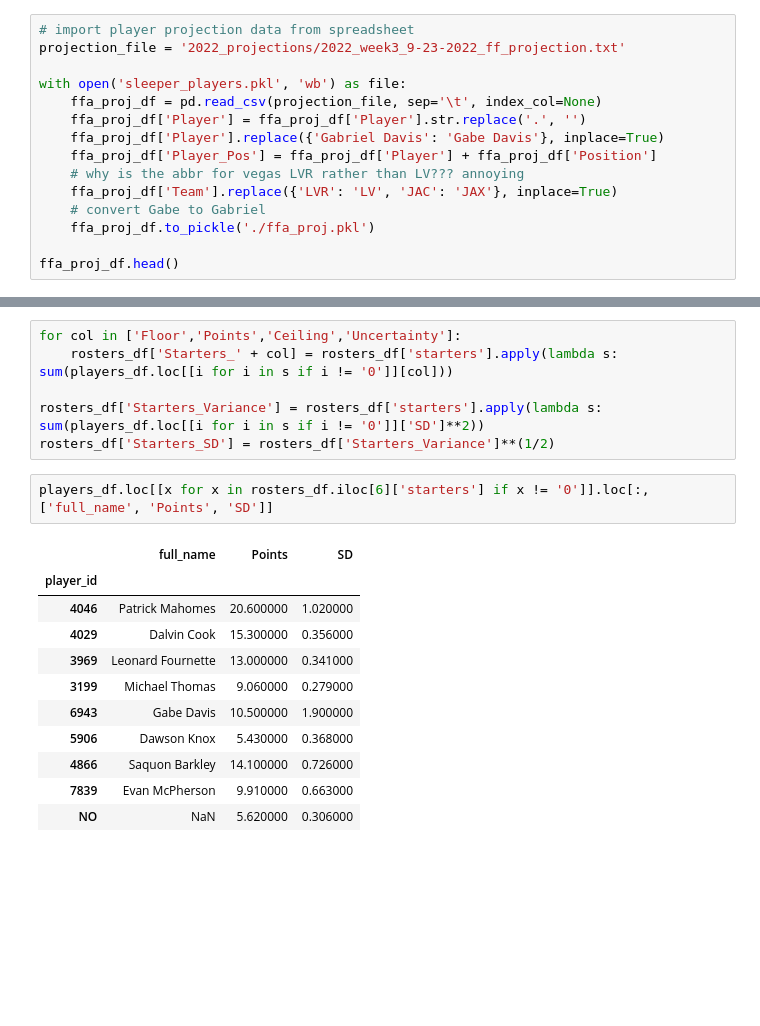
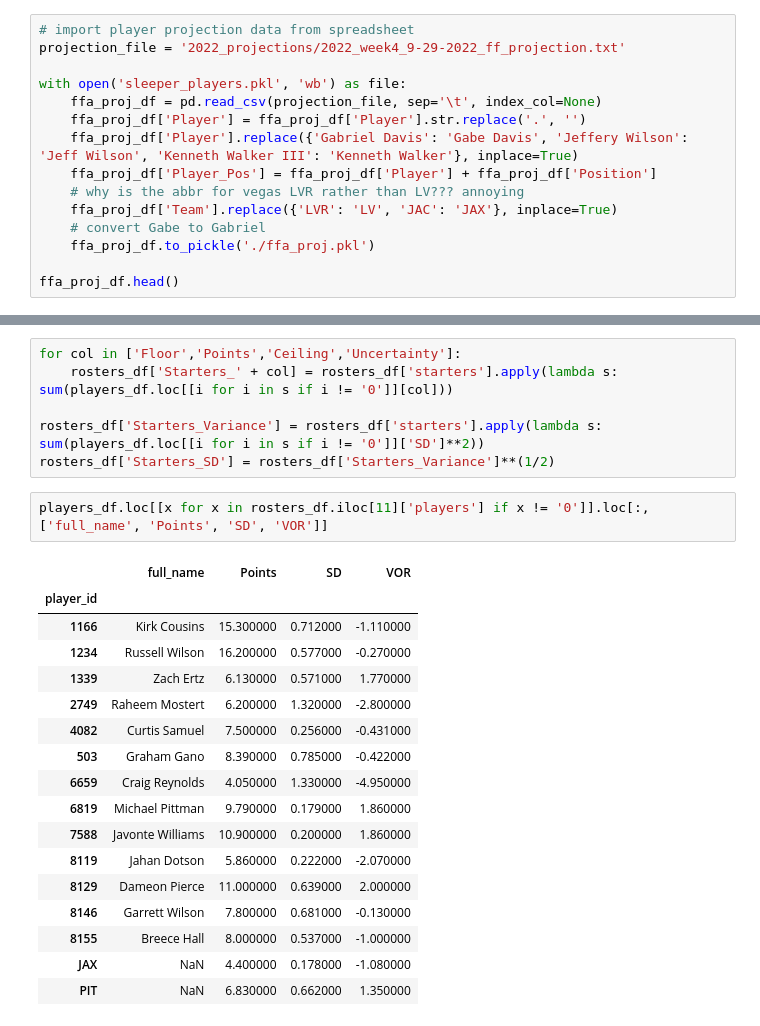
Before and after one commit to atran39/PokerstersFF, a Jupyter notebook: PokerstersFF.ipynb, the cells around one changed output, grey strips where cells are left out. Drawn from its saved outputs; the diff is of its cells as text; blank space fills up the shorter version.

```diff
--- a/PokerstersFF.ipynb
+++ b/PokerstersFF.ipynb
@@ -27,12 +27,12 @@ players = Players()
 plt.rcParams['figure.figsize'] = [10, 5]
 # %%
 # import player projection data from spreadsheet
-projection_file = '2022_projections/2022_week3_9-23-2022_ff_projection.txt'
+projection_file = '2022_projections/2022_week4_9-29-2022_ff_projection.txt'
 
 with open('sleeper_players.pkl', 'wb') as file:
     ffa_proj_df = pd.read_csv(projection_file, sep='\t', index_col=None)
     ffa_proj_df['Player'] = ffa_proj_df['Player'].str.replace('.', '')
-    ffa_proj_df['Player'].replace({'Gabriel Davis': 'Gabe Davis'}, inplace=True)
+    ffa_proj_df['Player'].replace({'Gabriel Davis': 'Gabe Davis', 'Jeffery Wilson': 'Jeff Wilson', 'Kenneth Walker III': 'Kenneth Walker'}, inplace=True)
     ffa_proj_df['Player_Pos'] = ffa_proj_df['Player'] + ffa_proj_df['Position']
     # why is the abbr for vegas LVR rather than LV??? annoying
     ffa_proj_df['Team'].replace({'LVR': 'LV', 'JAC': 'JAX'}, inplace=True)
@@ -173,19 +173,25 @@ for col in ['Floor','Points','Ceiling','Uncertainty']:
 rosters_df['Starters_Variance'] = rosters_df['starters'].apply(lambda s: sum(players_df.loc[[i for i in s if i != '0']]['SD']**2))
 rosters_df['Starters_SD'] = rosters_df['Starters_Variance']**(1/2)
 # %%
-players_df.loc[[x for x in rosters_df.iloc[6]['starters'] if x != '0']].loc[:, ['full_name', 'Points', 'SD']]
+players_df.loc[[x for x in rosters_df.iloc[11]['players'] if x != '0']].loc[:, ['full_name', 'Points', 'SD', 'VOR']]
 # %% [output]
-|  | full_name | Points | SD |
-| player_id |  |  |  |
-| 4046 | Patrick Mahomes | 20.600000 | 1.020000 |
-| 4029 | Dalvin Cook | 15.300000 | 0.356000 |
-| 3969 | Leonard Fournette | 13.000000 | 0.341000 |
-| 3199 | Michael Thomas | 9.060000 | 0.279000 |
-| 6943 | Gabe Davis | 10.500000 | 1.900000 |
-| 5906 | Dawson Knox | 5.430000 | 0.368000 |
-| 4866 | Saquon Barkley | 14.100000 | 0.726000 |
-| 7839 | Evan McPherson | 9.910000 | 0.663000 |
-| NO | NaN | 5.620000 | 0.306000 |
+|  | full_name | Points | SD | VOR |
+| player_id |  |  |  |  |
+| 1166 | Kirk Cousins | 15.300000 | 0.712000 | -1.110000 |
+| 1234 | Russell Wilson | 16.200000 | 0.577000 | -0.270000 |
+| 1339 | Zach Ertz | 6.130000 | 0.571000 | 1.770000 |
+| 2749 | Raheem Mostert | 6.200000 | 1.320000 | -2.800000 |
+| 4082 | Curtis Samuel | 7.500000 | 0.256000 | -0.431000 |
+| 503 | Graham Gano | 8.390000 | 0.785000 | -0.422000 |
+| 6659 | Craig Reynolds | 4.050000 | 1.330000 | -4.950000 |
+| 6819 | Michael Pittman | 9.790000 | 0.179000 | 1.860000 |
+| 7588 | Javonte Williams | 10.900000 | 0.200000 | 1.860000 |
+| 8119 | Jahan Dotson | 5.860000 | 0.222000 | -2.070000 |
+| 8129 | Dameon Pierce | 11.000000 | 0.639000 | 2.000000 |
+| 8146 | Garrett Wilson | 7.800000 | 0.681000 | -0.130000 |
+| 8155 | Breece Hall | 8.000000 | 0.537000 | -1.000000 |
+| JAX | NaN | 4.400000 | 0.178000 | -1.080000 |
+| PIT | NaN | 6.830000 | 0.662000 | 1.350000 |
 # %%
 ax = rosters_df.sort_values('Starters_Points').plot.bar(x='team_name', y='Starters_Points')
 ax.bar_label(ax.containers[0])
```
Also changed, not shown: parts of 15 cells of this notebook.
